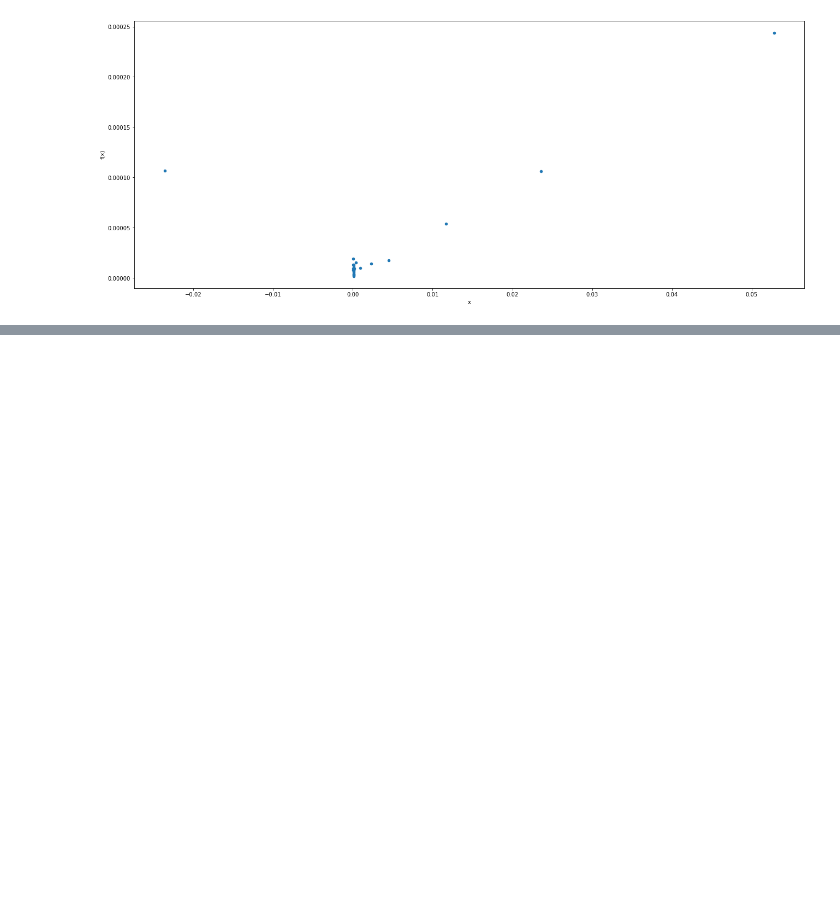
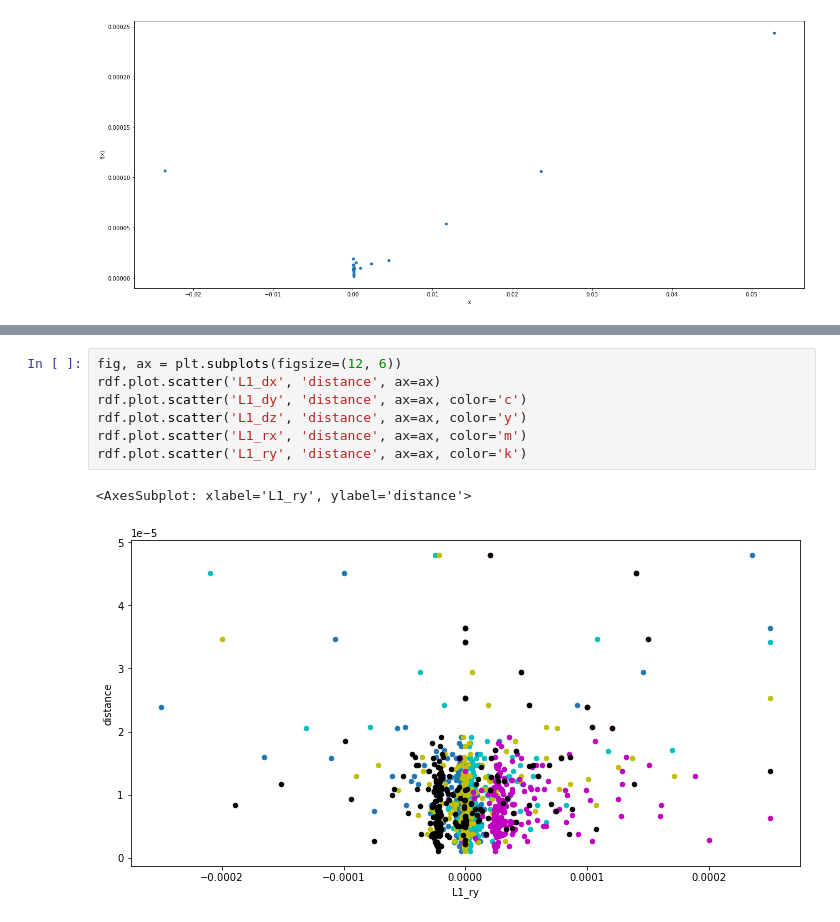
Before and after one commit to lsst-camera-dh/ghosts, a Jupyter notebook: notebooks/LSST_CCOB_ghost_basic_fit.ipynb, the cells around one changed output, grey strips where cells are left out. Cells and saved outputs as stored; diff of their text form; blank space fills up the shorter version.

```diff
--- a/notebooks/LSST_CCOB_ghost_basic_fit.ipynb
+++ b/notebooks/LSST_CCOB_ghost_basic_fit.ipynb
@@ -297,0 +347,10 @@ rdf.plot.scatter('L1_ry', 'distance', ax=ax, color='orange')
+# %%
+fig, ax = plt.subplots(figsize=(12, 6))
+rdf.plot.scatter('L1_dx', 'distance', ax=ax)
+rdf.plot.scatter('L1_dy', 'distance', ax=ax, color='c')
+rdf.plot.scatter('L1_dz', 'distance', ax=ax, color='y')
+rdf.plot.scatter('L1_rx', 'distance', ax=ax, color='m')
+rdf.plot.scatter('L1_ry', 'distance', ax=ax, color='k')
+# %% [output]
+<AxesSubplot: xlabel='L1_ry', ylabel='distance'>
+[figure, added]
```
Also changed, not shown: parts of 11 cells of this notebook.
